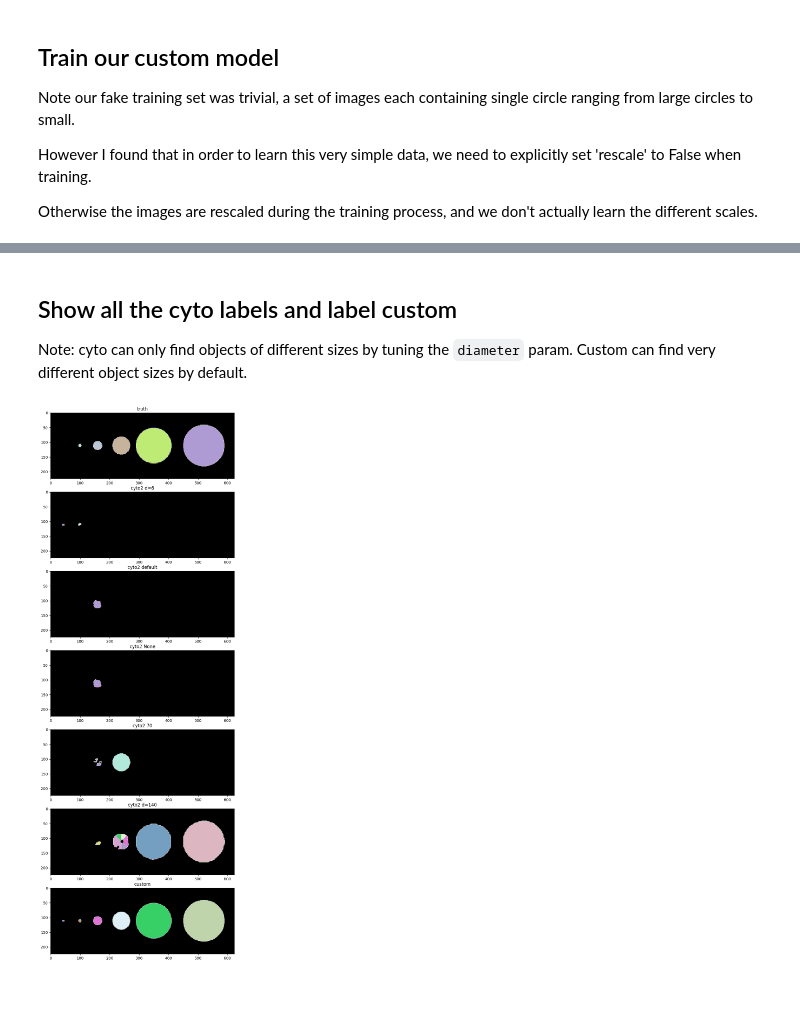
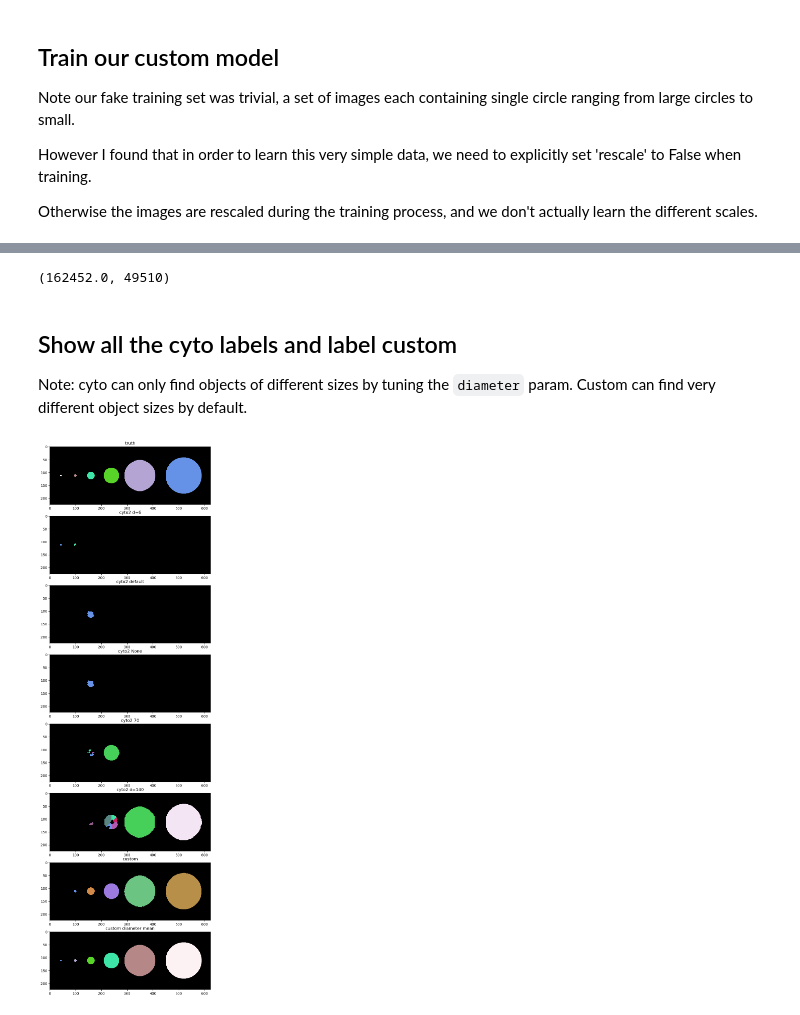
Before and after one commit to True-North-Intelligent-Algorithms/notebooks-and-napari-widgets-for-dl, a Jupyter notebook: docs/20_scale/20_cell_pose_diameter.ipynb, the cells around one changed output, grey strips where cells are left out. Drawn from its saved outputs; the diff is of its cells as text; code cells hidden in the pictures.

Commit message:
Iterate on cellpose diameter example

```diff
--- a/docs/20_scale/20_cell_pose_diameter.ipynb
+++ b/docs/20_scale/20_cell_pose_diameter.ipynb
@@ -34,7 +34,7 @@ x_ = 44
 # for train will be a list of the 224 by 224 circle images that will be used for training
 for_train = []
 
-i = 0
+i = 1
 for r in rs:
     x, y = x_, 112
     size = [math.ceil(r*2), math.ceil(r*2)]
@@ -182,0 +216,4 @@ truth.sum(), labels_custom.sum()
+# %%
+model_custom= models.CellposeModel(gpu=True, pretrained_model=os.path.join(model_path, 'models', model_name))
+print('reloaded diam mean', model_custom.diam_mean)
+print('reloaded diam labels', model_custom.diam_labels)
@@ -183,3 +236,13 @@ truth.sum(), labels_custom.sum()
+# %%
+labels_custom, c, d = model_custom.eval(image, channels=[0, 0], normalize = False)
+labels_custom_diameter_0, c_0, d_0 = model_custom.eval(image, channels=[0, 0], diameter=0, normalize = False)
+labels_custom_diameter_none, c_none, d_none = model_custom.eval(image, channels=[0, 0], diameter=None, normalize = False)
+labels_custom_diameter_mean, c_mean, d_mean = model_custom.eval(image, channels=[0, 0], diameter=model_custom.diam_mean, normalize = False)
+labels_custom_diameter_labels, c_labels, d_labels = model_custom.eval(image, channels=[0, 0], diameter=model_custom.diam_labels, normalize = False)
+
+truth.sum(), labels_custom.sum()
+# %% [output]
+(162452.0, 49510)
 # %% [markdown]
 ## Show all the cyto labels and label custom
 
@@ -187,10 +250,10 @@
 # %%
 import random
 from tnia.plotting.plt_helper import random_label_cmap
 
-cmaps = [random_label_cmap()]*7
+cmaps = [random_label_cmap()]*9
 
-fig = imshow_multi2d([truth, labels_d6, labels_default, labels_none, labels_d70, labels_d140, labels_custom],
-                     ['truth', 'cyto2 d=6', 'cyto2 default', 'cyto2 None', 'cyto2 70', 'cyto2 d=140', 'custom'],7 ,1, width = 12, height = 26, colormaps=cmaps)
+fig = imshow_multi2d([truth, labels_d6, labels_default, labels_none, labels_d70, labels_d140, labels_custom, labels_custom_diameter_mean],
+                     ['truth', 'cyto2 d=6', 'cyto2 default', 'cyto2 None', 'cyto2 70', 'cyto2 d=140', 'custom', 'custom diameter mean'],8 ,1, width = 12, height = 28, colormaps=cmaps)
 # %% [output]
-[figure, old version]
+[figure, new version]
```
Also changed, not shown: parts of 18 cells of this notebook.
